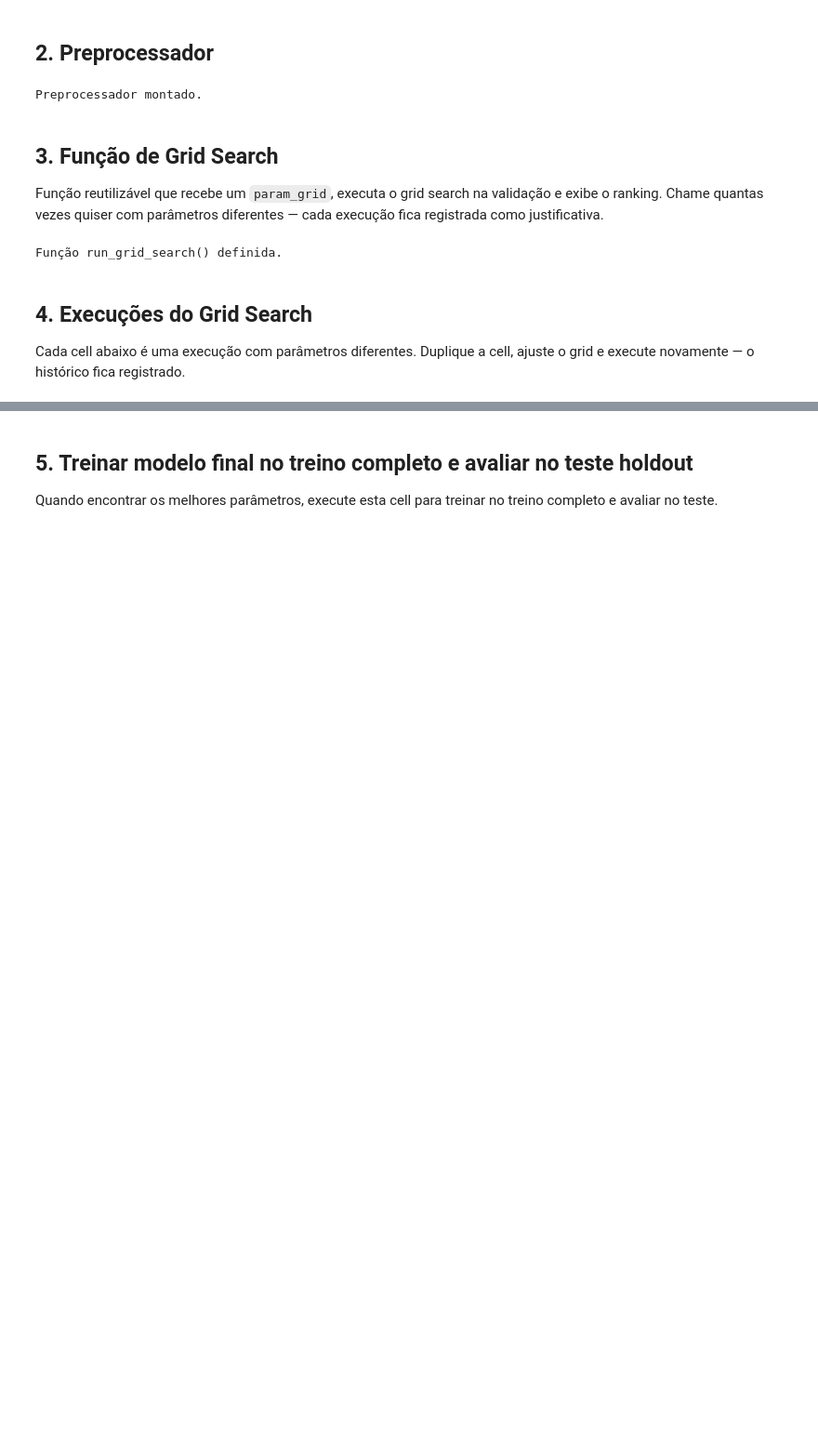
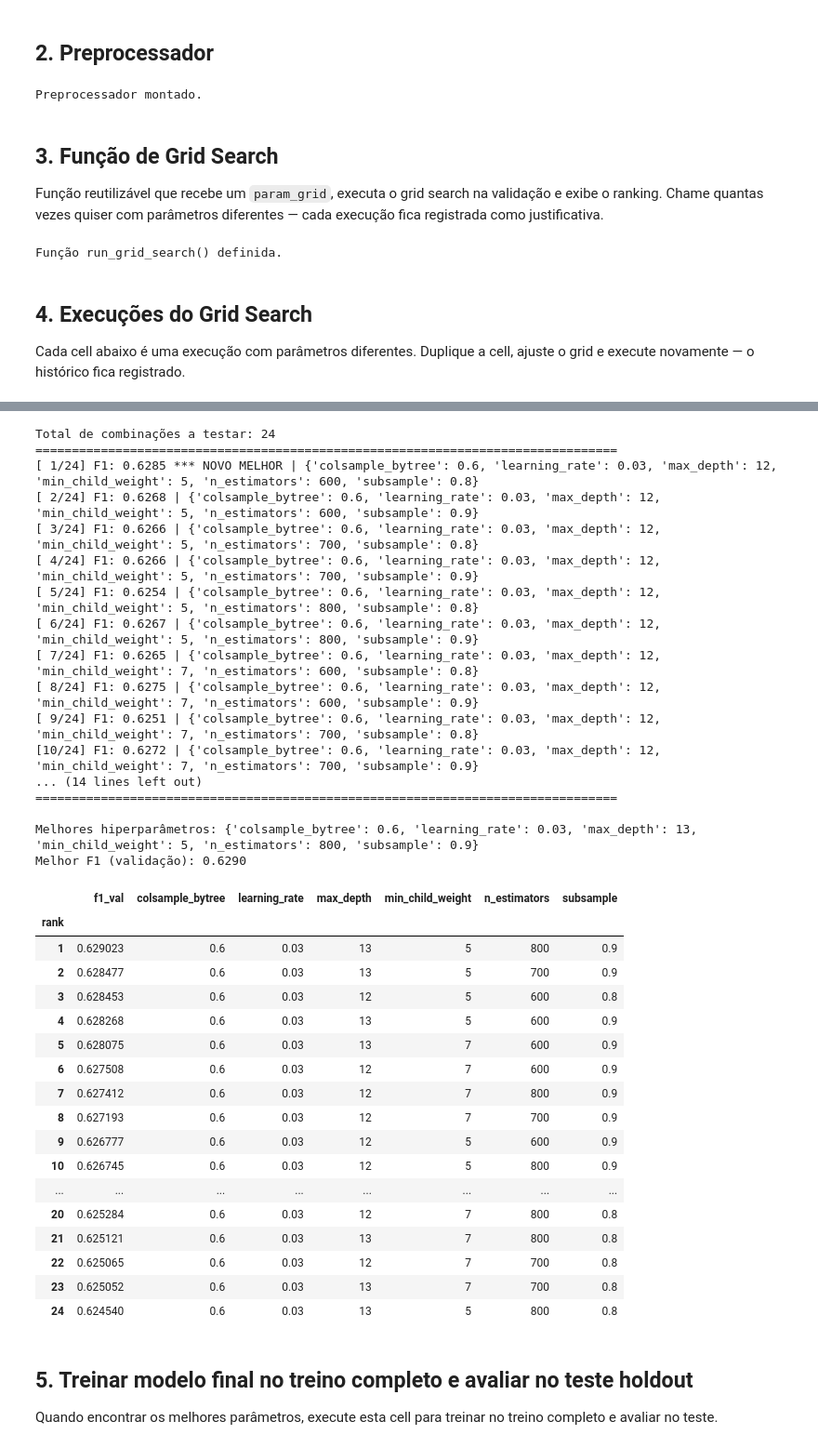
Before and after one commit to vinimeurer/employment-balance-predictor, a Jupyter notebook: notebooks/model_tuning.ipynb, the cells around one changed output, grey strips where cells are left out. Shown at 93% size. Drawn from its saved outputs; the diff is of its cells as text; code cells hidden in the pictures; blank space fills up the shorter version.

```diff
--- a/notebooks/model_tuning.ipynb
+++ b/notebooks/model_tuning.ipynb
@@ -238,3 +351,52 @@ Melhor F1 (validação): 0.6097
+# %%
+# =============================================
+# EXECUÇÃO 4
+# =============================================
+
+best_params, best_score, df_results = run_grid_search({
+    "n_estimators": [600, 700, 800],
+    "max_depth": [12, 13],
+    "learning_rate": [0.03],
+    "min_child_weight": [5, 7],
+    "subsample": [0.8, 0.9],
+    "colsample_bytree": [0.6],
+})
+# %% [output]
+Total de combinações a testar: 24
+================================================================================
+[ 1/24] F1: 0.6285 *** NOVO MELHOR | {'colsample_bytree': 0.6, 'learning_rate': 0.03, 'max_depth': 12, 'min_child_weight': 5, 'n_estimators': 600, 'subsample': 0.8}
+[ 2/24] F1: 0.6268 | {'colsample_bytree': 0.6, 'learning_rate': 0.03, 'max_depth': 12, 'min_child_weight': 5, 'n_estimators': 600, 'subsample': 0.9}
+[ 3/24] F1: 0.6266 | {'colsample_bytree': 0.6, 'learning_rate': 0.03, 'max_depth': 12, 'min_child_weight': 5, 'n_estimators': 700, 'subsample': 0.8}
+[ 4/24] F1: 0.6266 | {'colsample_bytree': 0.6, 'learning_rate': 0.03, 'max_depth': 12, 'min_child_weight': 5, 'n_estimators': 700, 'subsample': 0.9}
+[ 5/24] F1: 0.6254 | {'colsample_bytree': 0.6, 'learning_rate': 0.03, 'max_depth': 12, 'min_child_weight': 5, 'n_estimators': 800, 'subsample': 0.8}
+[ 6/24] F1: 0.6267 | {'colsample_bytree': 0.6, 'learning_rate': 0.03, 'max_depth': 12, 'min_child_weight': 5, 'n_estimators': 800, 'subsample': 0.9}
+[ 7/24] F1: 0.6265 | {'colsample_bytree': 0.6, 'learning_rate': 0.03, 'max_depth': 12, 'min_child_weight': 7, 'n_estimators': 600, 'subsample': 0.8}
+[ 8/24] F1: 0.6275 | {'colsample_bytree': 0.6, 'learning_rate': 0.03, 'max_depth': 12, 'min_child_weight': 7, 'n_estimators': 600, 'subsample': 0.9}
+[ 9/24] F1: 0.6251 | {'colsample_bytree': 0.6, 'learning_rate': 0.03, 'max_depth': 12, 'min_child_weight': 7, 'n_estimators': 700, 'subsample': 0.8}
+[10/24] F1: 0.6272 | {'colsample_bytree': 0.6, 'learning_rate': 0.03, 'max_depth': 12, 'min_child_weight': 7, 'n_estimators': 700, 'subsample': 0.9}
+... (14 lines left out)
+================================================================================
+
+Melhores hiperparâmetros: {'colsample_bytree': 0.6, 'learning_rate': 0.03, 'max_depth': 13, 'min_child_weight': 5, 'n_estimators': 800, 'subsample': 0.9}
+Melhor F1 (validação): 0.6290
+|  | f1_val | colsample_bytree | learning_rate | max_depth | min_child_weight | n_estimators | subsample |
+| rank |  |  |  |  |  |  |  |
+| 1 | 0.629023 | 0.6 | 0.03 | 13 | 5 | 800 | 0.9 |
+| 2 | 0.628477 | 0.6 | 0.03 | 13 | 5 | 700 | 0.9 |
+| 3 | 0.628453 | 0.6 | 0.03 | 12 | 5 | 600 | 0.8 |
+| 4 | 0.628268 | 0.6 | 0.03 | 13 | 5 | 600 | 0.9 |
+| 5 | 0.628075 | 0.6 | 0.03 | 13 | 7 | 600 | 0.9 |
+| 6 | 0.627508 | 0.6 | 0.03 | 12 | 7 | 600 | 0.9 |
+| 7 | 0.627412 | 0.6 | 0.03 | 12 | 7 | 800 | 0.9 |
+| 8 | 0.627193 | 0.6 | 0.03 | 12 | 7 | 700 | 0.9 |
+| 9 | 0.626777 | 0.6 | 0.03 | 12 | 5 | 600 | 0.9 |
+| 10 | 0.626745 | 0.6 | 0.03 | 12 | 5 | 800 | 0.9 |
+| ... | ... | ... | ... | ... | ... | ... | ... |
+| 20 | 0.625284 | 0.6 | 0.03 | 12 | 7 | 800 | 0.8 |
+| 21 | 0.625121 | 0.6 | 0.03 | 13 | 7 | 800 | 0.8 |
+| 22 | 0.625065 | 0.6 | 0.03 | 12 | 7 | 700 | 0.8 |
+| 23 | 0.625052 | 0.6 | 0.03 | 13 | 7 | 700 | 0.8 |
+| 24 | 0.624540 | 0.6 | 0.03 | 13 | 5 | 800 | 0.8 |
 # %% [markdown]
 ## 5. Treinar modelo final no treino completo e avaliar no teste holdout
 
```
Also changed, not shown: parts of 10 cells of this notebook, 1 other file.
